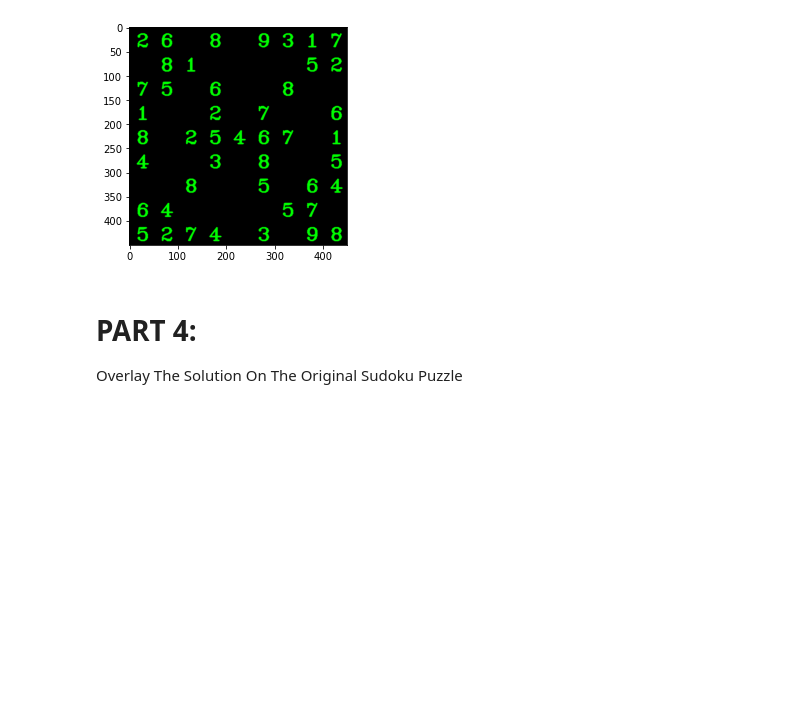
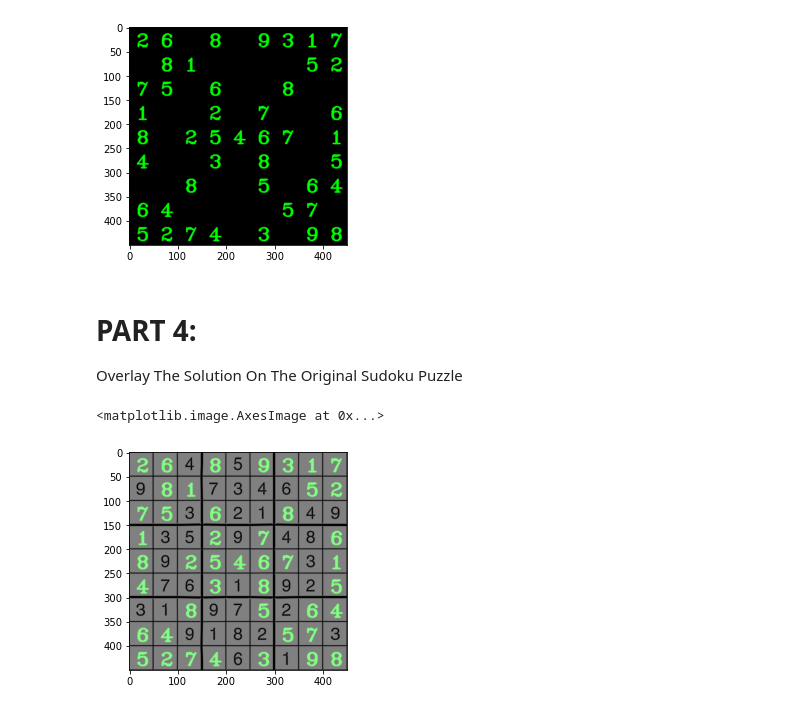
Before and after one commit to shehanbandara/SudokuSolver, a Jupyter notebook: main.ipynb, the cells around one changed output. Drawn from its saved outputs; the diff is of its cells as text; code cells hidden in the pictures; blank space fills up the shorter version.

Commit message:
Overlaid The Solution On The Sudoku Puzzle
Overlaid The Solution On The Sudoku Puzzle

```diff
--- a/main.ipynb
+++ b/main.ipynb
@@ -453,3 +453,11 @@ plt.imshow(solutionImage)
 # %% [markdown]
 # PART 4:
 Overlay The Solution On The Original Sudoku Puzzle
+# %%
+# Overlay the solution on the Sudoku Puzzle
+finalSolutionImage = cv2.addWeighted(solutionImage, 1, clearImage, 0.5, 1)
+
+plt.imshow(finalSolutionImage)
+# %% [output]
+<matplotlib.image.AxesImage at 0x...>
+[figure, added]
```
